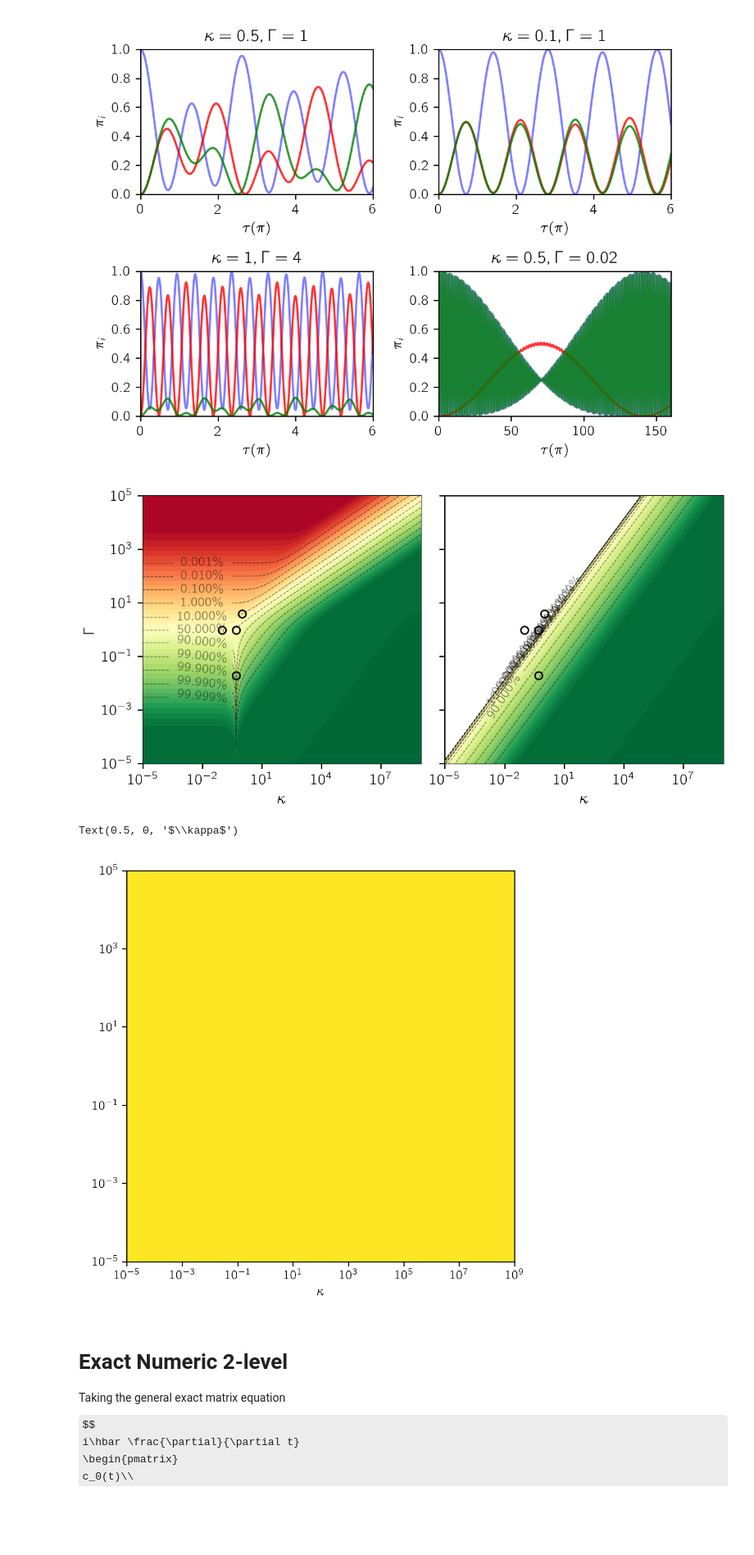
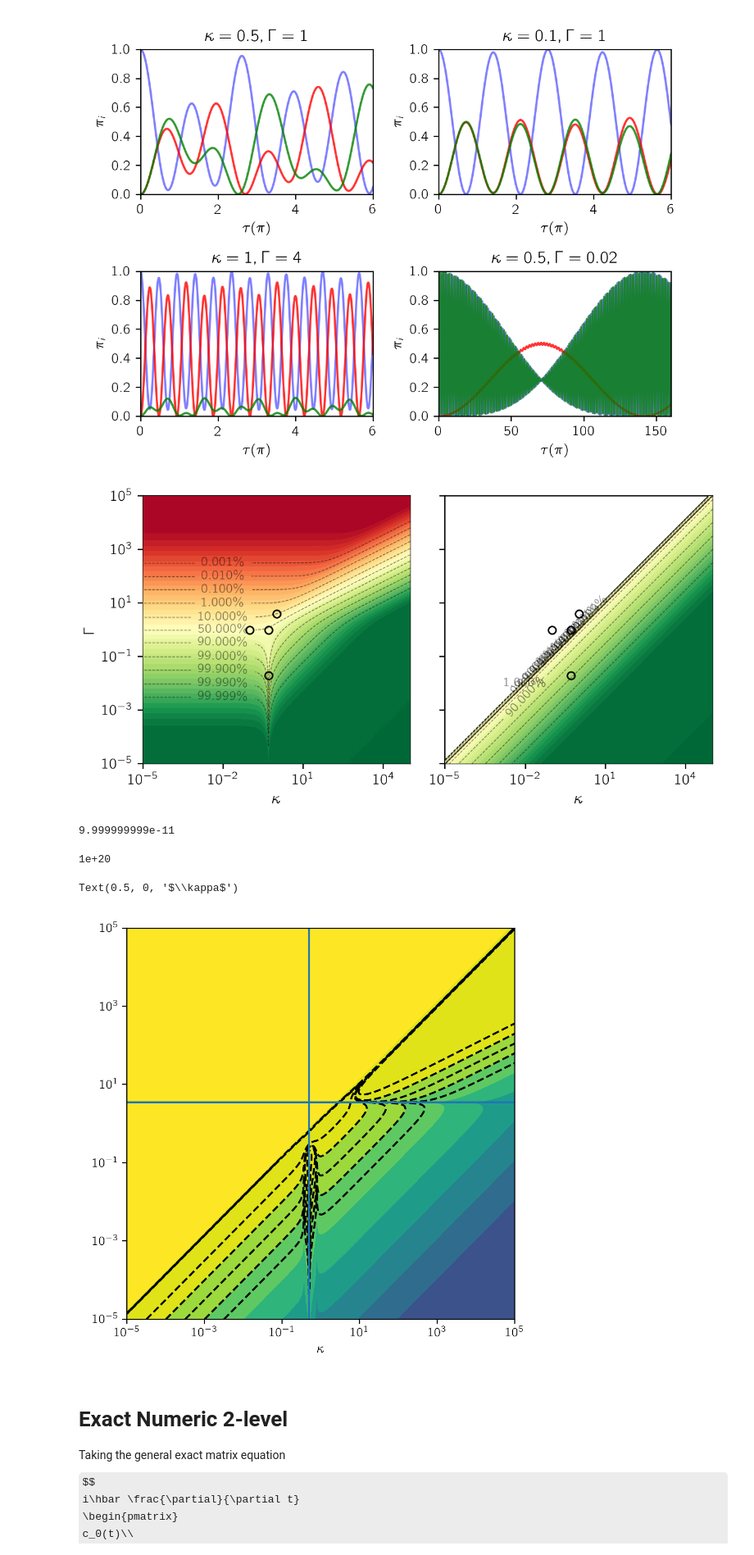
Before and after one commit to tomhepz/MolecularEnergyLevels, a Jupyter notebook: notebooks/rabi.ipynb, the cells around one changed output. Shown at 82% size. Cells and saved outputs as stored; diff of their text form; code cells hidden in the pictures; some formulas as TeX source; blank space fills up the shorter version.

```diff
--- a/notebooks/rabi.ipynb
+++ b/notebooks/rabi.ipynb
@@ -240,7 +240,7 @@ def maximum_fidelity(k,g):
 
     return numerator/denominator
 
-k_exp_range = (-5,9)
+k_exp_range = (-5,5)
 g_exp_range = (-5,5)
 
 ks = np.logspace(*k_exp_range,1000)
@@ -289,30 +289,42 @@ for ax, fidelities in [(axl,twice_average_fidelities),(axr,maximum_fidelities)]:
 
 fig.savefig('../images/3-level-phase.pdf')
 # %% [output]
-[figure, old version]
+[figure, new version]
+# %%
+twice_average_fidelities[999,0]
+# %% [output]
+9.999999999e-11
+# %%
+maximum_fidelities[999,0]
+# %% [output]
+1e+20
 # %%
 fig, ax = plt.subplots(figsize=(5,5))
 ax.set_xscale('log')
 ax.set_yscale('log')
 ax.set_xlim(10**k_exp_range[0],10**k_exp_range[1])
 ax.set_ylim(10**g_exp_range[0],10**g_exp_range[1])
 
-twice_average_fidelities = twice_average_fidelity(ks,gs)
-maximum_fidelities = np.abs((1-(gs/ks)**2))
+# twice_average_fidelities = twice_average_fidelity(ks,gs)
+# maximum_fidelities = np.abs((1-(gs/ks)**2))
 
 error = np.abs((twice_average_fidelities-maximum_fidelities))
 
 
 
 # norm_c = colors.Normalize(vmin=-1, vmax=1)
-cf = ax.contourf(ks,gs,error,100,vmin=0,vmax=.00011)
-# ax.contour(ks,gs,error,[0.001,0.01,0.1,1,2,20,200])
+ax.contourf(ks,gs,np.log10(error+1e-15),20,norm=colors.Normalize(vmin=-20,vmax=0,clip=True))
+ax.contour(ks,gs,np.log10(error+1e-15),[-5,-4,-3,-2,-1],colors='black')
+# fig.colorbar()
+
+ax.axhline(3.5)
+ax.axvline(0.5)
 
 
 ax.set_xlabel('$\kappa$')
 # %% [output]
 Text(0.5, 0, '$\\kappa$')
-[figure, old version]
+[figure, new version]
 # %% [markdown]
 # Exact Numeric 2-level
 
```
Also changed, not shown: 16 other files.
